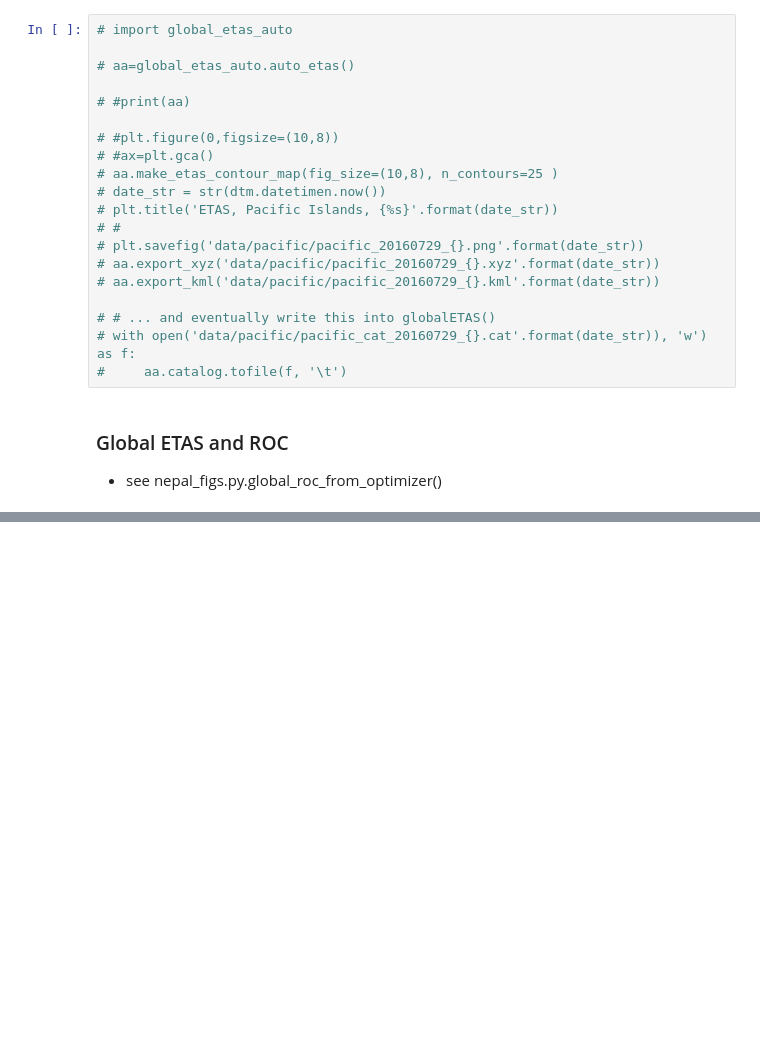
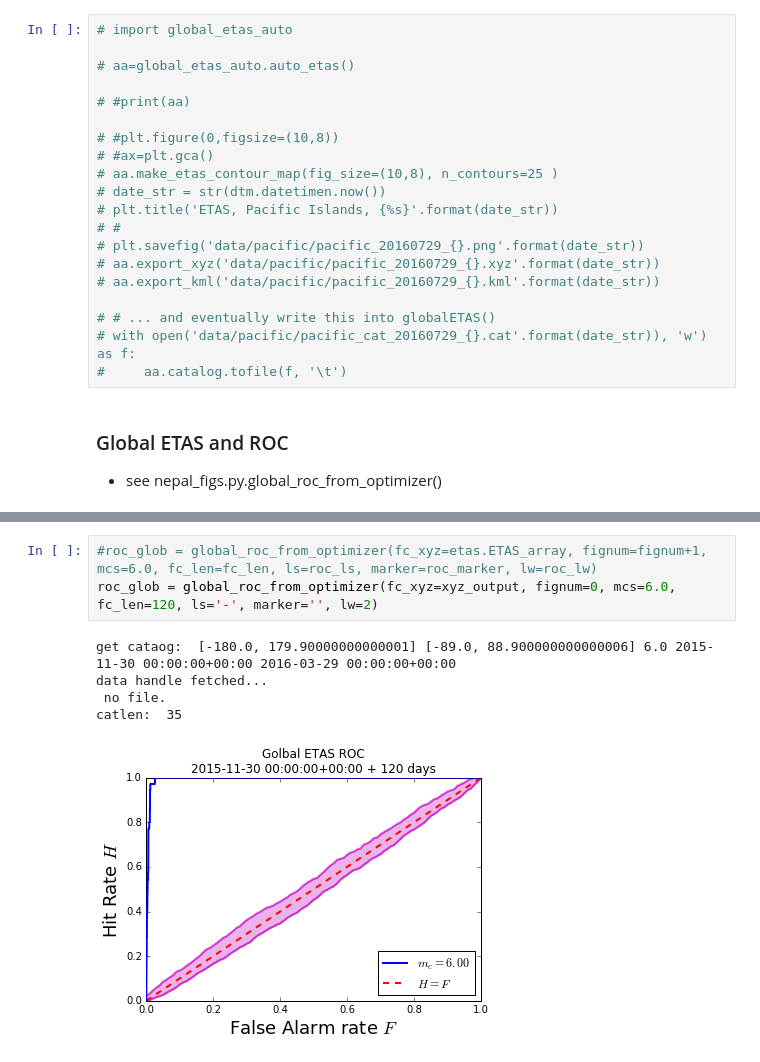
Before and after one commit to markyoder/globalETAS, a Jupyter notebook: global_etas_figs_revision.ipynb, the cells around one changed output, grey strips where cells are left out. Drawn from its saved outputs; the diff is of its cells as text; blank space fills up the shorter version.

```diff
--- a/global_etas_figs_revision.ipynb
+++ b/global_etas_figs_revision.ipynb
@@ -367,0 +384,9 @@ NameError: name 'fnum' is not defined
+# %%
+#roc_glob = global_roc_from_optimizer(fc_xyz=etas.ETAS_array, fignum=fignum+1, mcs=6.0, fc_len=fc_len, ls=roc_ls, marker=roc_marker, lw=roc_lw)
+roc_glob = global_roc_from_optimizer(fc_xyz=xyz_output, fignum=0, mcs=6.0, fc_len=120, ls='-', marker='', lw=2)
+# %% [output]
+get cataog:  [-180.0, 179.90000000000001] [-89.0, 88.900000000000006] 6.0 2015-11-30 00:00:00+00:00 2016-03-29 00:00:00+00:00
+data handle fetched...
+ no file.
+catlen:  35
+[figure, added]
```
Also changed, not shown: parts of 6 cells of this notebook, 2 other files.
